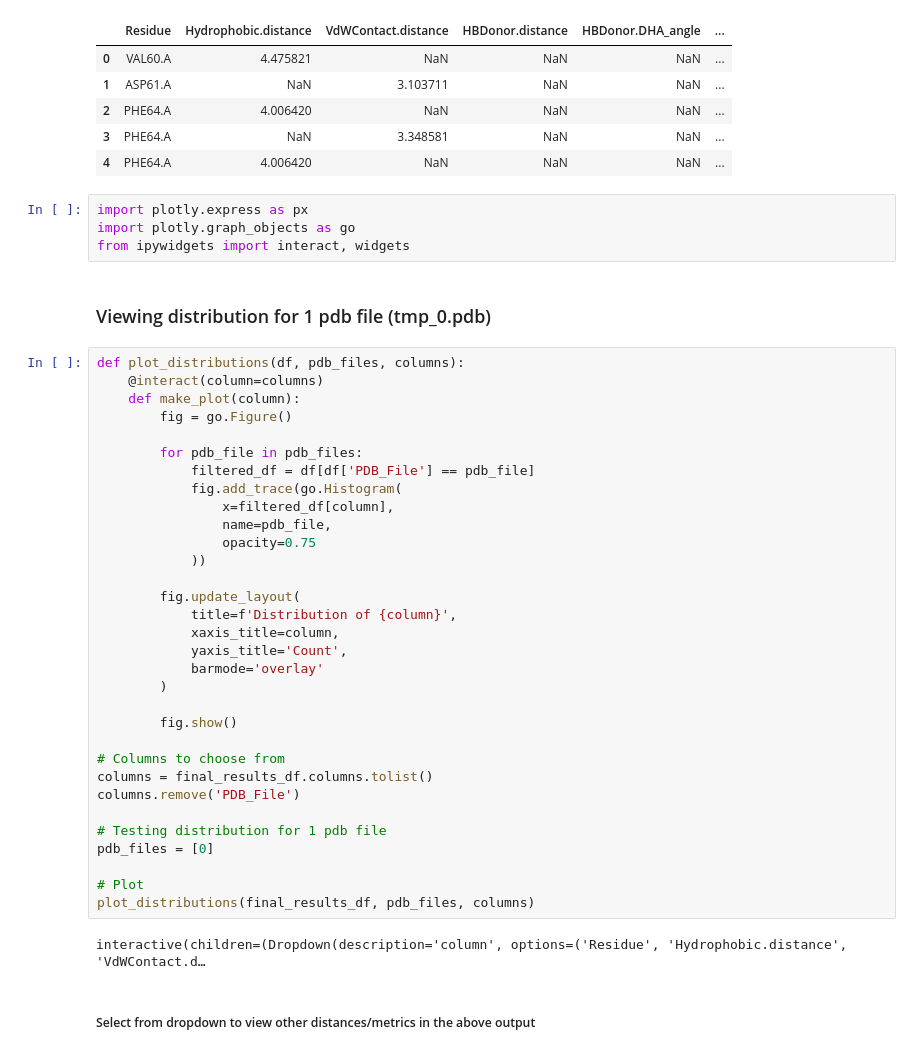
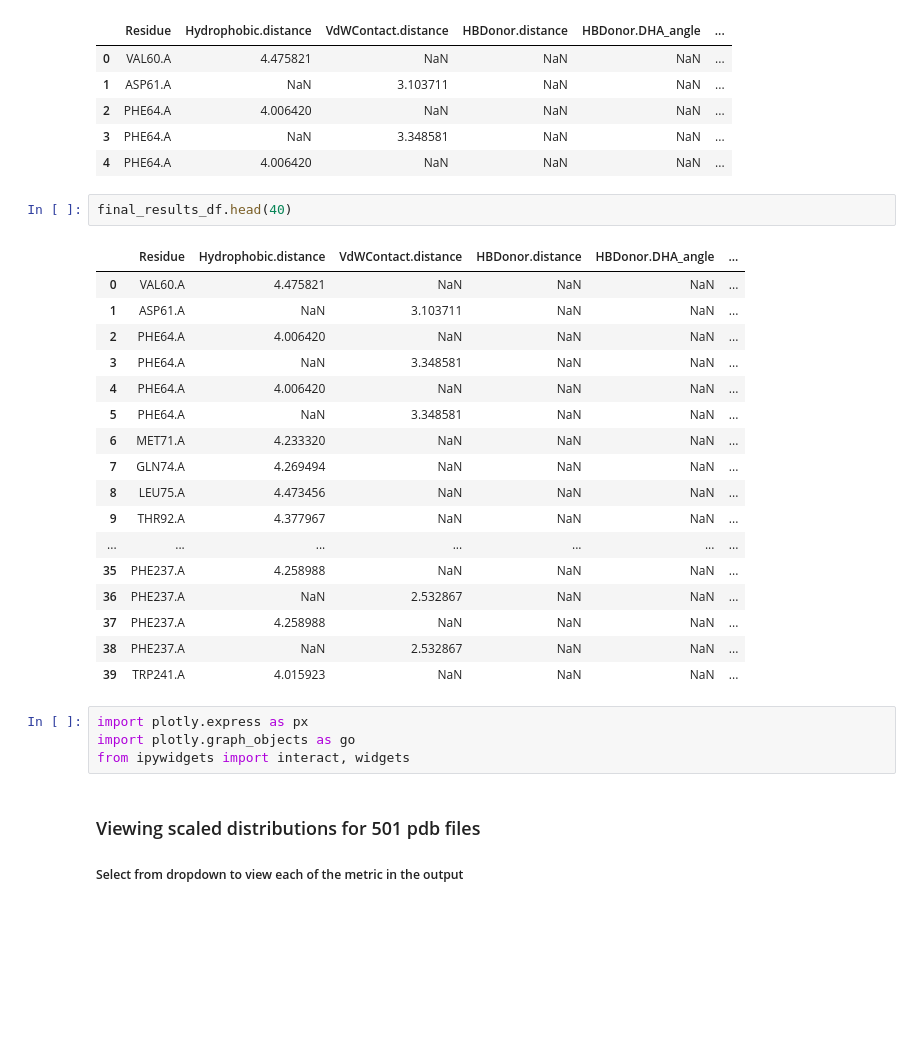
Before and after one commit to surajkarak/protein-ligand, a Jupyter notebook: visualization.ipynb, the cells around one changed output. Saved outputs shown, nothing was run; the diff lists cells and outputs as text; blank space fills up the shorter version.

```diff
--- a/visualization.ipynb
+++ b/visualization.ipynb
@@ -30,45 +30,31 @@ final_results_df.head()
 | 2 | PHE64.A | 4.006420 | NaN | NaN | NaN | ... |
 | 3 | PHE64.A | NaN | 3.348581 | NaN | NaN | ... |
 | 4 | PHE64.A | 4.006420 | NaN | NaN | NaN | ... |
+# %%
+final_results_df.head(40)
+# %% [output]
+|  | Residue | Hydrophobic.distance | VdWContact.distance | HBDonor.distance | HBDonor.DHA_angle | ... |
+| 0 | VAL60.A | 4.475821 | NaN | NaN | NaN | ... |
+| 1 | ASP61.A | NaN | 3.103711 | NaN | NaN | ... |
+| 2 | PHE64.A | 4.006420 | NaN | NaN | NaN | ... |
+| 3 | PHE64.A | NaN | 3.348581 | NaN | NaN | ... |
+| 4 | PHE64.A | 4.006420 | NaN | NaN | NaN | ... |
+| 5 | PHE64.A | NaN | 3.348581 | NaN | NaN | ... |
+| 6 | MET71.A | 4.233320 | NaN | NaN | NaN | ... |
+| 7 | GLN74.A | 4.269494 | NaN | NaN | NaN | ... |
+| 8 | LEU75.A | 4.473456 | NaN | NaN | NaN | ... |
+| 9 | THR92.A | 4.377967 | NaN | NaN | NaN | ... |
+| ... | ... | ... | ... | ... | ... | ... |
+| 35 | PHE237.A | 4.258988 | NaN | NaN | NaN | ... |
+| 36 | PHE237.A | NaN | 2.532867 | NaN | NaN | ... |
+| 37 | PHE237.A | 4.258988 | NaN | NaN | NaN | ... |
+| 38 | PHE237.A | NaN | 2.532867 | NaN | NaN | ... |
+| 39 | TRP241.A | 4.015923 | NaN | NaN | NaN | ... |
 # %%
 import plotly.express as px
 import plotly.graph_objects as go
 from ipywidgets import interact, widgets
-# %% [markdown]
-### Viewing distribution for 1 pdb file (tmp_0.pdb)
-# %%
-def plot_distributions(df, pdb_files, columns):
-    @interact(column=columns)
-    def make_plot(column):
-        fig = go.Figure()
-
-        for pdb_file in pdb_files:
-            filtered_df = df[df['PDB_File'] == pdb_file]
-            fig.add_trace(go.Histogram(
-                x=filtered_df[column],
-                name=pdb_file,
-                opacity=0.75
-            ))
-
-        fig.update_layout(
-            title=f'Distribution of {column}',
-            xaxis_title=column,
-            yaxis_title='Count',
-            barmode='overlay'
-        )
-
-        fig.show()
-
-# Columns to choose from
-columns = final_results_df.columns.tolist()
-columns.remove('PDB_File')
-
-# Testing distribution for 1 pdb file
-pdb_files = [0]
-
-# Plot
-plot_distributions(final_results_df, pdb_files, columns)
-# %% [output]
-interactive(children=(Dropdown(description='column', options=('Residue', 'Hydrophobic.distance', 'VdWContact.d…
 # %% [markdown]
-##### Select from dropdown to view other distances/metrics in the above output
+### Viewing scaled distributions for 501 pdb files
+
+##### Select from dropdown to view each of the metric in the output
```
Also changed, not shown: parts of 5 cells of this notebook, 19 other files.
